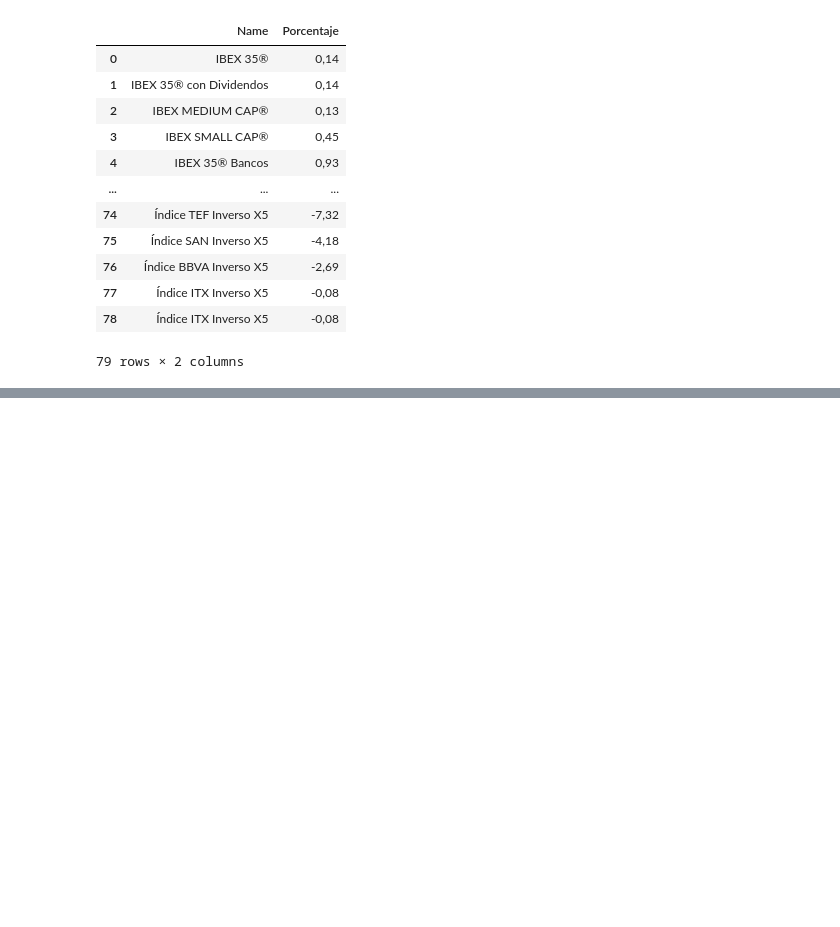
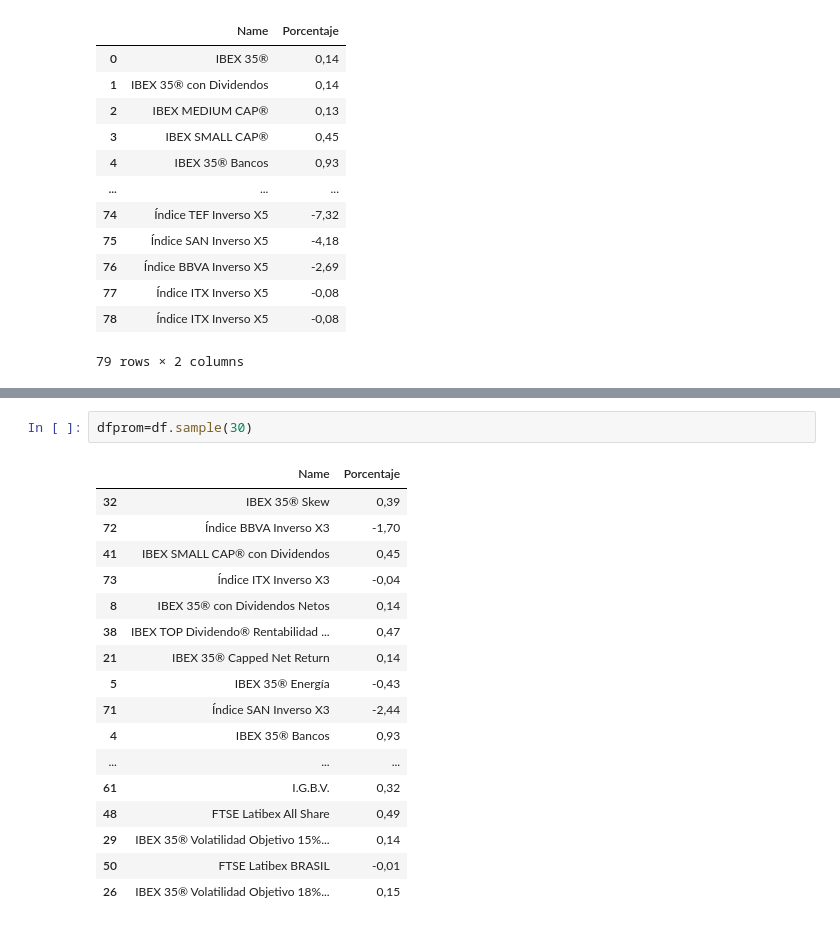
Before and after one commit to pptscdia2021/pp12021grupo7_a1-grupo-7, a Jupyter notebook: main.ipynb, the cells around one changed output, grey strips where cells are left out. Drawn from its saved outputs; the diff is of its cells as text; blank space fills up the shorter version.

```diff
--- a/main.ipynb
+++ b/main.ipynb
@@ -85,0 +104,20 @@ df.plot.scatter(y="Name", x ="Porcentaje")
+# %%
+dfprom=df.sample(30)
+# %% [output]
+|  | Name | Porcentaje |
+| 32 | IBEX 35® Skew | 0,39 |
+| 72 | Índice BBVA Inverso X3 | -1,70 |
+| 41 | IBEX SMALL CAP® con Dividendos | 0,45 |
+| 73 | Índice ITX Inverso X3 | -0,04 |
+| 8 | IBEX 35® con Dividendos Netos | 0,14 |
+| 38 | IBEX TOP Dividendo® Rentabilidad ... | 0,47 |
+| 21 | IBEX 35® Capped Net Return | 0,14 |
+| 5 | IBEX 35® Energía | -0,43 |
+| 71 | Índice SAN Inverso X3 | -2,44 |
+| 4 | IBEX 35® Bancos | 0,93 |
+| ... | ... | ... |
+| 61 | I.G.B.V. | 0,32 |
+| 48 | FTSE Latibex All Share | 0,49 |
+| 29 | IBEX 35® Volatilidad Objetivo 15%... | 0,14 |
+| 50 | FTSE Latibex BRASIL | -0,01 |
+| 26 | IBEX 35® Volatilidad Objetivo 18%... | 0,15 |
```
Also changed, not shown: parts of 3 cells of this notebook, 2 other files.
